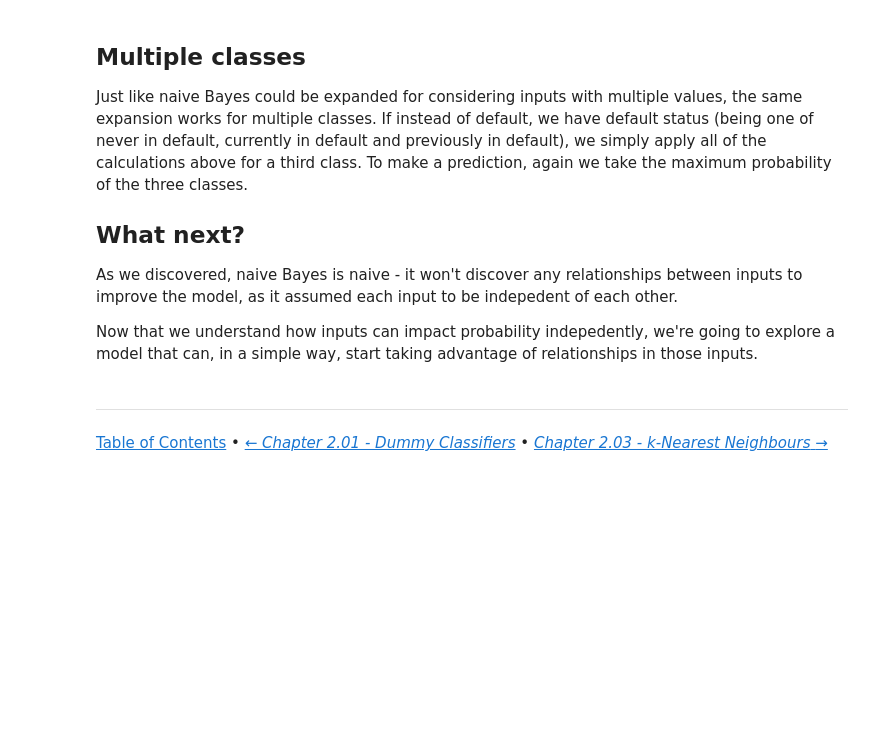
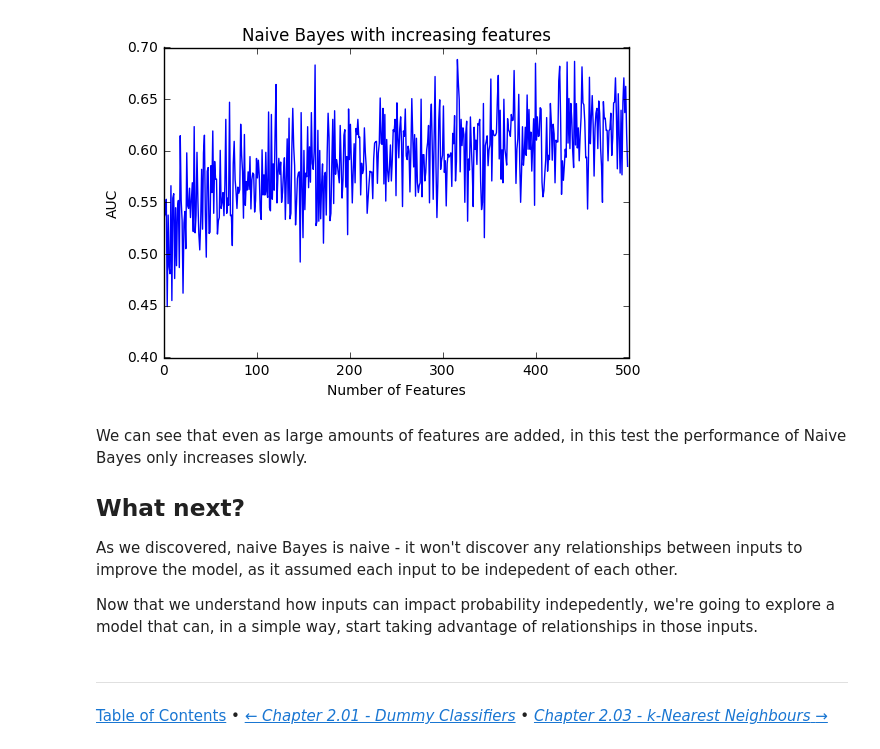
Before and after one commit to blairhudson/learningml, a Jupyter notebook: 02.02-Naive-Bayes.ipynb, the cells around one changed output. Drawn from its saved outputs; the diff is of its cells as text; code cells hidden in the pictures; blank space fills up the shorter version.

```diff
--- a/02.02-Naive-Bayes.ipynb
+++ b/02.02-Naive-Bayes.ipynb
@@ -210,7 +294,47 @@ TODO
+# %%
+from sklearn.datasets import make_classification
+from sklearn.model_selection import train_test_split
+from sklearn.naive_bayes import BernoulliNB
+from sklearn import metrics
+import numpy as np
+
+# create some data and split into training and test sets
+X, y = make_classification(n_samples=1000, n_classes=2, n_features=500, n_informative=250)
+X_train, X_test, y_train, y_test = train_test_split(X, y, test_size=0.2, random_state=42)
+
+# lists to capture results for plotting below
+px = []
+py = []
+
+for n in range(1,500):
+
+    # pick n features at random and get corresponding inputs
+    sample_features = np.random.randint(500, size=n)
+    X_train_sample = X_train[:,sample_features]
+    X_test_sample = X_test[:,sample_features]
+
+    # fit bernoulli and make predictions
+    modelb = BernoulliNB(binarize=0.0)
+    modelb.fit(X_train_sample, y_train)
+    predictions = modelb.predict(X_test_sample)
+
+    # calculate AUC, should be much better than our previous dummy classifiers!
+    TPR, FPR, thresholds = metrics.roc_curve(y_test, predictions)
+    px.append(n)
+    py.append(metrics.auc(TPR, FPR))
+
+# plot our data
+%matplotlib inline
+import matplotlib.pyplot as plt
+
+plt.plot(px, py)
+plt.title('Naive Bayes with increasing features')
+plt.xlabel('Number of Features')
+plt.ylabel('AUC');
+# %% [output]
+[figure, added]
 # %% [markdown]
-## Multiple classes
-
-Just like naive Bayes could be expanded for considering inputs with multiple values, the same expansion works for multiple classes. If instead of default, we have default status (being one of never in default, currently in default and previously in default), we simply apply all of the calculations above for a third class. To make a prediction, again we take the maximum probability of the three classes.
+We can see that even as large amounts of features are added, in this test the performance of Naive Bayes only increases slowly.
 
 ## What next?
 
```
Also changed, not shown: parts of 12 cells of this notebook, 4 other files.
